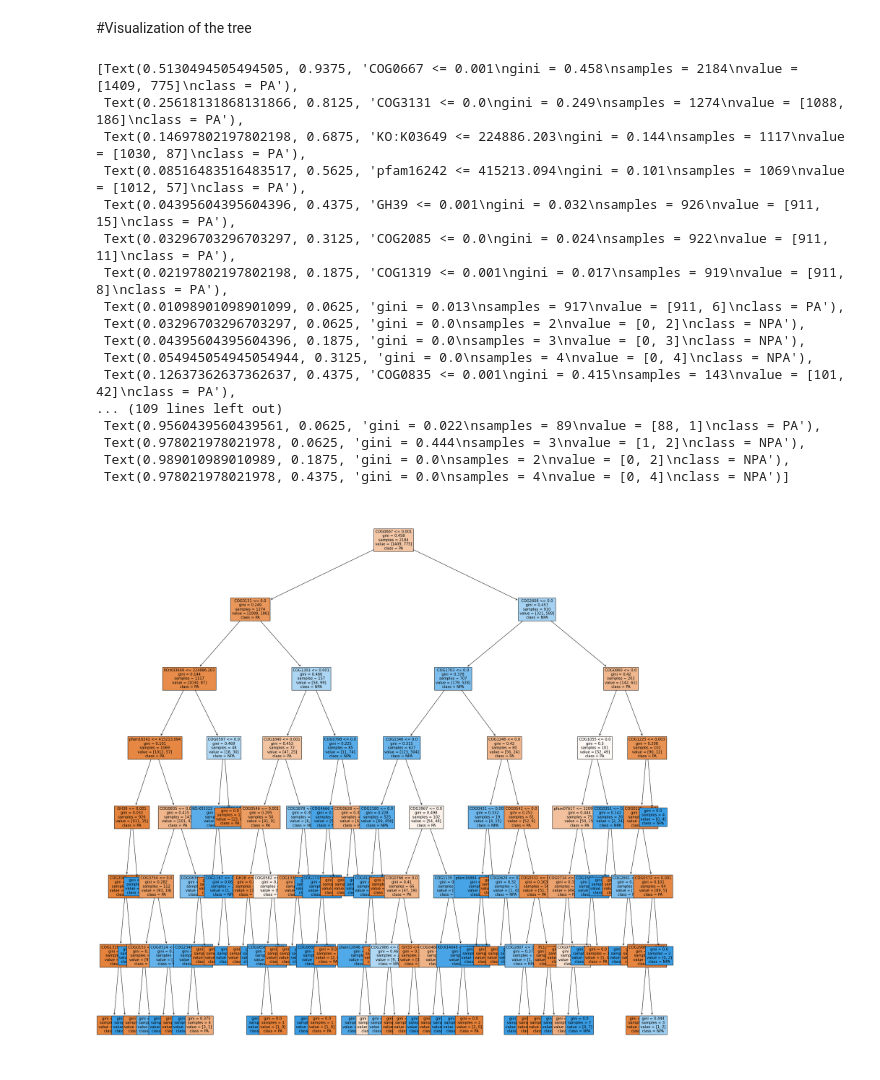
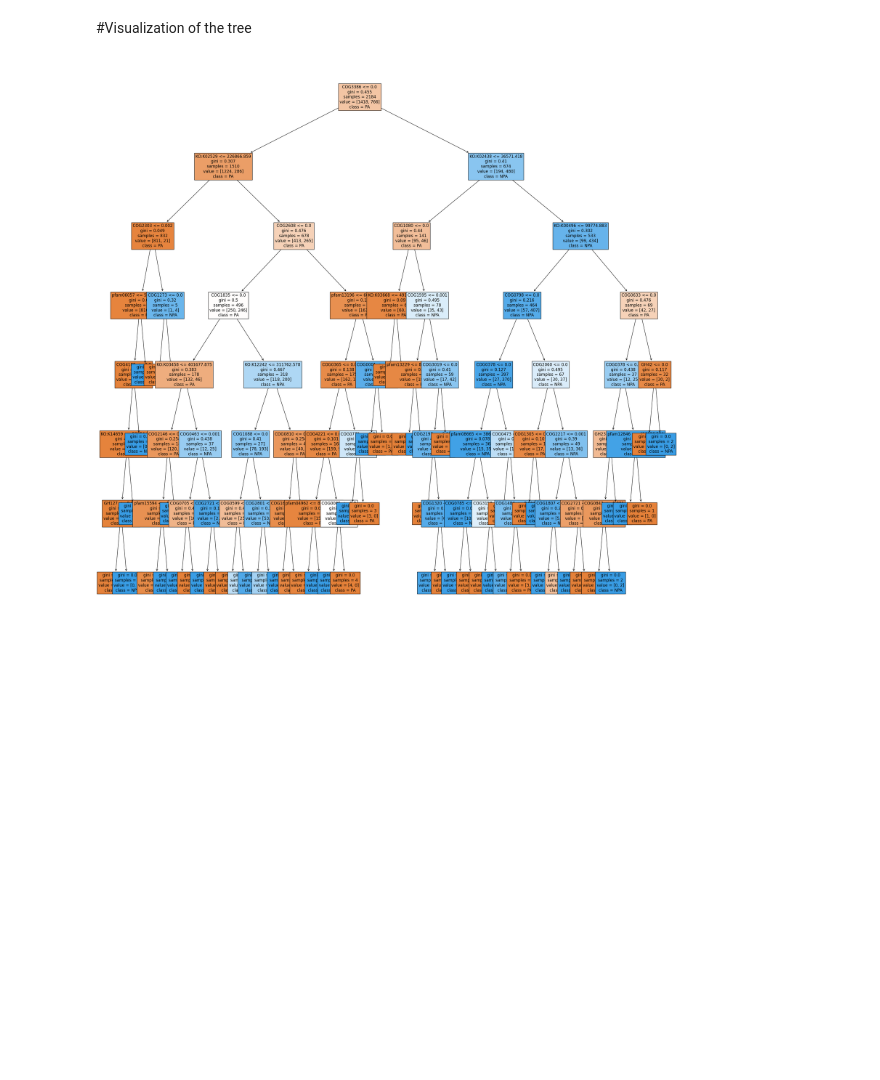
Before and after one commit to ajlukasiewicz/Team_9_MacLearn, a Jupyter notebook: decisionTree_randomForest.ipynb, the cells around one changed output. Saved outputs shown, nothing was run; the diff lists cells and outputs as text; code cells hidden in the pictures; blank space fills up the shorter version.

```diff
--- a/decisionTree_randomForest.ipynb
+++ b/decisionTree_randomForest.ipynb
@@ -153,0 +157,10 @@ X_train, X_test, y_train, y_test = train_test_split(X, y, test_size=0.33, random
+# %%
+PA_X = PA[features]
+PA_y = PA[dependent_var]
+
+PA_X_train, PA_X_test, PA_y_train, PA_y_test = train_test_split(PA_X, PA_y, test_size=0.33, random_state=42)
+
+NPA_X = NPA[features]
+NPA_y = NPA[dependent_var]
+
+NPA_X_train, NPA_X_test, NPA_y_train, NPA_y_test = train_test_split(NPA_X, NPA_y, test_size=0.33, random_state=42)
@@ -153,0 +177,7 @@ X_train, X_test, y_train, y_test = train_test_split(X, y, test_size=0.33, random
+# %%
+X = pd.concat([PA_X, NPA_X])
+y = pd.concat([PA_y, NPA_y])
+X_train = pd.concat([PA_X_train, NPA_X_train])
+X_test = pd.concat([PA_X_test, NPA_X_test])
+y_train = pd.concat([PA_y_train, NPA_y_train])
+y_test = pd.concat([PA_y_test, NPA_y_test])
@@ -180,8 +218,7 @@ print(len(selected_features), len(selected_features_2))
-# %%
-X = df[selected_features_2]
-y = df[dependent_var]
-
-X_train, X_test, y_train, y_test = train_test_split(X, y, test_size=0.33, random_state=42)
+# %%
+X = X[selected_features_2]
+X_train = X_train[selected_features_2]
+X_test = X_test[selected_features_2]
 # %% [markdown]
 # Traning and testing the decision tree model
 # %%
@@ -321,23 +366,7 @@ See the caveats in the documentation: https://pandas.pydata.org/pandas-docs/stab
 #Visualization of the tree
 # %%
 fig = plt.figure(figsize=(30,30))
-tree.plot_tree(clf1, fontsize=11, feature_names=selected_features_2, class_names=["PA", "NPA"], filled=True)
+tree.plot_tree(clf1, fontsize=12, feature_names=selected_features_2, class_names=["PA", "NPA"], filled=True)
+plt.show()
 # %% [output]
-[Text(0.5130494505494505, 0.9375, 'COG0667 <= 0.001\ngini = 0.458\nsamples = 2184\nvalue = [1409, 775]\nclass = PA'),
- Text(0.25618131868131866, 0.8125, 'COG3131 <= 0.0\ngini = 0.249\nsamples = 1274\nvalue = [1088, 186]\nclass = PA'),
- Text(0.14697802197802198, 0.6875, 'KO:K03649 <= 224886.203\ngini = 0.144\nsamples = 1117\nvalue = [1030, 87]\nclass = PA'),
- Text(0.08516483516483517, 0.5625, 'pfam16242 <= 415213.094\ngini = 0.101\nsamples = 1069\nvalue = [1012, 57]\nclass = PA'),
- Text(0.04395604395604396, 0.4375, 'GH39 <= 0.001\ngini = 0.032\nsamples = 926\nvalue = [911, 15]\nclass = PA'),
- Text(0.03296703296703297, 0.3125, 'COG2085 <= 0.0\ngini = 0.024\nsamples = 922\nvalue = [911, 11]\nclass = PA'),
- Text(0.02197802197802198, 0.1875, 'COG1319 <= 0.001\ngini = 0.017\nsamples = 919\nvalue = [911, 8]\nclass = PA'),
- Text(0.01098901098901099, 0.0625, 'gini = 0.013\nsamples = 917\nvalue = [911, 6]\nclass = PA'),
- Text(0.03296703296703297, 0.0625, 'gini = 0.0\nsamples = 2\nvalue = [0, 2]\nclass = NPA'),
- Text(0.04395604395604396, 0.1875, 'gini = 0.0\nsamples = 3\nvalue = [0, 3]\nclass = NPA'),
- Text(0.054945054945054944, 0.3125, 'gini = 0.0\nsamples = 4\nvalue = [0, 4]\nclass = NPA'),
- Text(0.12637362637362637, 0.4375, 'COG0835 <= 0.001\ngini = 0.415\nsamples = 143\nvalue = [101, 42]\nclass = PA'),
-... (109 lines left out)
- Text(0.9560439560439561, 0.0625, 'gini = 0.022\nsamples = 89\nvalue = [88, 1]\nclass = PA'),
- Text(0.978021978021978, 0.0625, 'gini = 0.444\nsamples = 3\nvalue = [1, 2]\nclass = NPA'),
- Text(0.989010989010989, 0.1875, 'gini = 0.0\nsamples = 2\nvalue = [0, 2]\nclass = NPA'),
- Text(0.978021978021978, 0.4375, 'gini = 0.0\nsamples = 4\nvalue = [0, 4]\nclass = NPA')]
-[figure, old version]
+[figure, new version]
```
Also changed, not shown: parts of 16 cells of this notebook.
